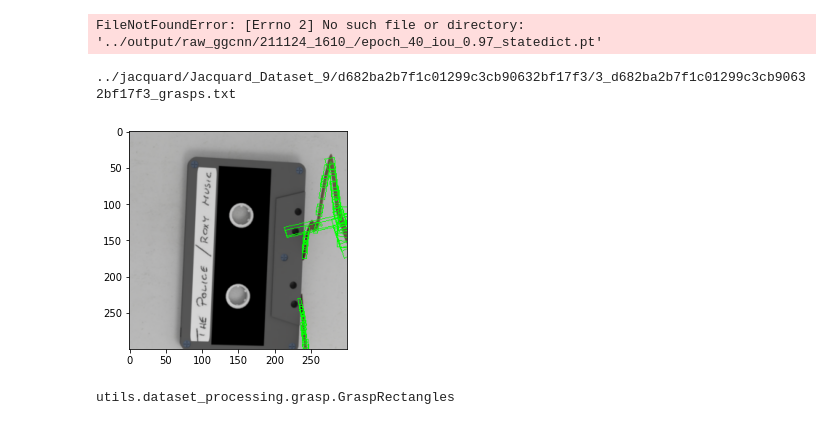
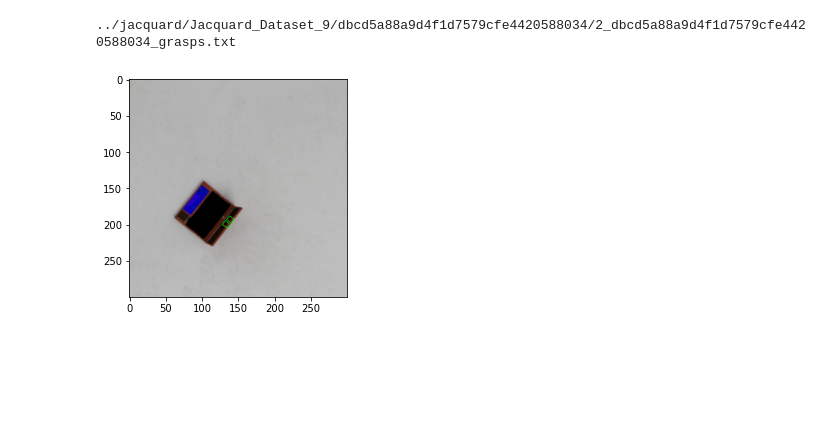
Before and after one commit to OneOneLiu/ggcnn_cornell_dataset, a Jupyter notebook: ggcnn-master/charts.ipynb, the cells around one changed output. Drawn from its saved outputs; the diff is of its cells as text; code cells hidden in the pictures; blank space fills up the shorter version.

```diff
--- a/ggcnn-master/charts.ipynb
+++ b/ggcnn-master/charts.ipynb
@@ -33,13 +34,17 @@ def show_grasp(img,grasp,color = (0,255,0),title = 'Show Grasp',dis = True):
 
     return img
 # %%
-model_path = '../output/raw_ggcnn/211124_1610_/epoch_40_iou_0.97_statedict.pt'
+model_path_patch = '../output/models/211130_2307_/epoch_71_iou_0.86_statedict.pt'
+model_path = '../output/raw_ggcnn/211126_1057_/epoch_46_iou_0.90_statedict.pt'
 net = GGCNN2(1)
 net.load_state_dict(torch.load(model_path))
 
 device = torch.device("cuda:0")
-val_imgs = ['pos','cos','sin','width']
 
 net = net.to(device)
+
+net_patch = GGCNN2_patch(1)
+net_patch.load_state_dict(torch.load(model_path_patch))
+
+
+net_patch = net_patch.to(device)
-# %% [output]
-FileNotFoundError: [Errno 2] No such file or directory: '../output/raw_ggcnn/211124_1610_/epoch_40_iou_0.97_statedict.pt'
@@ -48,15 +51,49 @@ dataset = JacquardDataset('../jacquard/',start = 0.95, end = 1.0, random_rotate
+# %%
+dataset = JacquardDataset('../jacquard/',start = 0.95, end = 1.0, random_rotate = False, random_zoom = False, include_depth = True, include_rgb = False)
+for idx in range(1000):
+    x,y,idx,rot,zoom = dataset.__getitem__(idx)
+    x = x.unsqueeze(dim = 0)
+    x = x.to(device)
+    rgb_img = dataset.get_rgb(idx,rot = 0, zoom=1, normalise = False)
+    plt.imshow(rgb_img)
+    plt.show()
+    pos_img,cos_img,sin_img,width_img = net(x)
+    plt.figure(figsize = (15,15))
+    plt.subplot(141)
+    plt.title('orogin')
+    plt.imshow(pos_img.squeeze().cpu().data.numpy())
+    plt.subplot(142)
+    plt.imshow(cos_img.squeeze().cpu().data.numpy())
+    plt.subplot(143)
+    plt.imshow(sin_img.squeeze().cpu().data.numpy())
+    plt.subplot(144)
+    plt.imshow(width_img.squeeze().cpu().data.numpy())
+    plt.show()
+
+    pos_img,cos_img,sin_img,width_img,prob,_,_,_ = net_patch(x)
+    plt.figure(figsize = (15,15))
+    plt.subplot(141)
+    plt.title('patch')
+    plt.imshow(pos_img.squeeze().cpu().data.numpy())
+    plt.subplot(142)
+    plt.imshow(cos_img.squeeze().cpu().data.numpy())
+    plt.subplot(143)
+    plt.imshow(sin_img.squeeze().cpu().data.numpy())
+    plt.subplot(144)
+    plt.imshow(width_img.squeeze().cpu().data.numpy())
+    plt.show()
 # %%
 for idx in range(0,1000):
-    idx = 1356
+    idx = 2363
     print(dataset.grasp_files[idx])
     rgb_img = dataset.get_rgb(idx,rot = np.pi*1.5, zoom=0.52, normalise = False)
     grs = dataset.get_gtbb(idx,rot = np.pi*1.5, zoom=0.52)
     for gr in grs:
         rgb_img = show_grasp(rgb_img, grasp = gr, dis = 0)
-#         break
+        break
     plt.imshow(rgb_img)
     plt.show()
     break
 # %% [output]
-../jacquard/Jacquard_Dataset_9/d682ba2b7f1c01299c3cb90632bf17f3/3_d682ba2b7f1c01299c3cb90632bf17f3_grasps.txt
+../jacquard/Jacquard_Dataset_9/dbcd5a88a9d4f1d7579cfe4420588034/2_dbcd5a88a9d4f1d7579cfe4420588034_grasps.txt
-[figure, old version]
+[figure, new version]
@@ -65,4 +99,0 @@ data
-# %%
-type(grs)
-# %% [output]
-utils.dataset_processing.grasp.GraspRectangles
```
Also changed, not shown: parts of 4 cells of this notebook, 6 other files.
